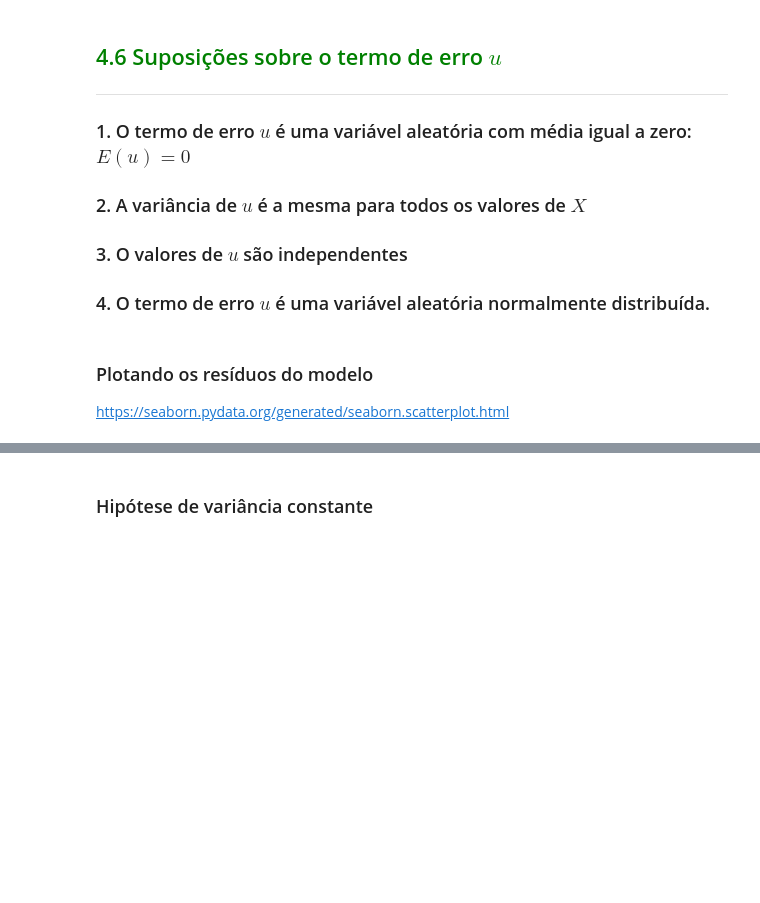
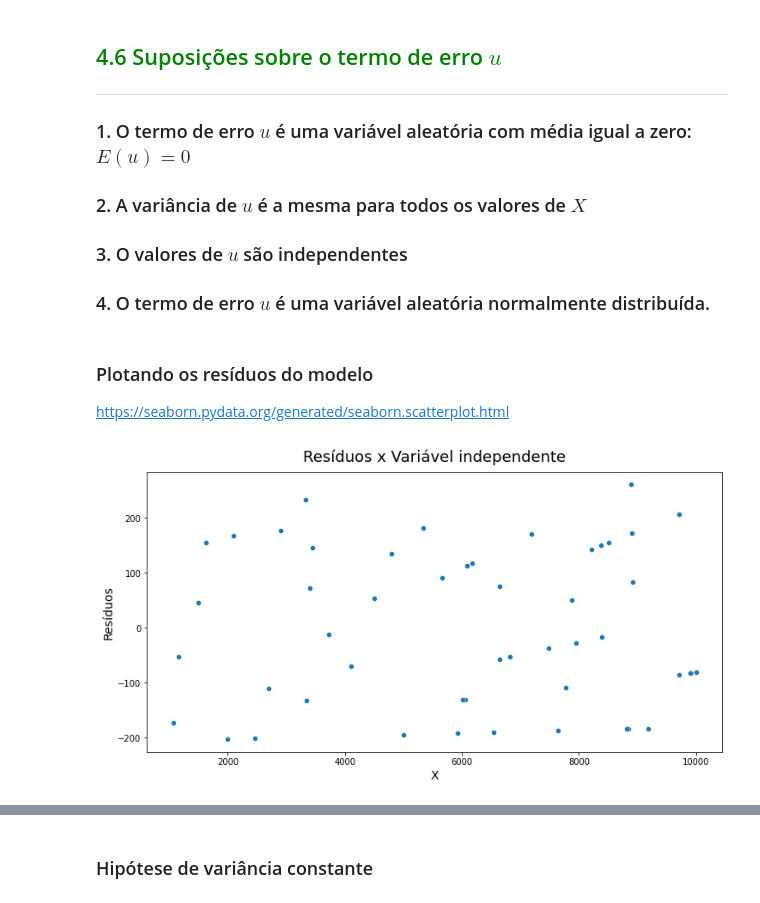
Before and after one commit to LilianeAquino/notebooks_cursos_alura, a Jupyter notebook: Estatística/Parte 4/Curso_de_Estatística_Parte_4.ipynb, the cells around one changed output, grey strips where cells are left out. Drawn from its saved outputs; the diff is of its cells as text; code cells hidden in the pictures; blank space fills up the shorter version.

```diff
--- a/Estatística/Parte 4/Curso_de_Estatística_Parte_4.ipynb
+++ b/Estatística/Parte 4/Curso_de_Estatística_Parte_4.ipynb
@@ -739,3 +766,6 @@ resultado_regressao
 # $$\hat{Y}_i = 207,9033 + 0,2973X_i$$
 # %% [markdown]
 ### Previsões dentro da amostra
+# %%
+dataset['Y_previsto'] = beta_1 + beta_2 * dataset['X']
+dataset.head()
@@ -742,2 +779,5 @@ resultado_regressao
 # %% [markdown]
 ### Utilizando o statsmodels
+# %%
+dataset['Y_previsto'] = resultado_regressao.predict()
+dataset.head()
@@ -754,3 +812,6 @@ Como vimos anteriormente, o resíduo da i-ésima observação é a diferença en
 # $$\hat{u}_i = Y_i - \hat{Y}_i$$
 # %% [markdown]
 Em outras palavras, $\hat{u}_i$ é o erro obtido ao se utilizar a equação de regressão estimada para prever o valor da variável dependente.
+# %%
+dataset['Residuos'] = dataset['Y'] - dataset['Y_previsto']
+dataset.head()
@@ -756,0 +825,3 @@ Em outras palavras, $\hat{u}_i$ é o erro obtido ao se utilizar a equação de r
+# %%
+dataset['Residuos'] = resultado_regressao.resid
+dataset.head()
@@ -766,3 +848,12 @@ Em outras palavras, $\hat{u}_i$ é o erro obtido ao se utilizar a equação de r
 ### Plotando os resíduos do modelo
 
 https://seaborn.pydata.org/generated/seaborn.scatterplot.html
+# %%
+ax = sns.scatterplot(x='X', y='Residuos', data=dataset)
+ax.figure.set_size_inches(12, 6)
+ax.set_title('Resíduos x Variável independente', fontsize=18, y=1.02)
+ax.set_xlabel('X', fontsize=14)
+ax.set_ylabel('Resíduos', fontsize=14)
+plt.show()
+# %% [output]
+[figure, added]
```
Also changed, not shown: parts of 62 cells of this notebook.
